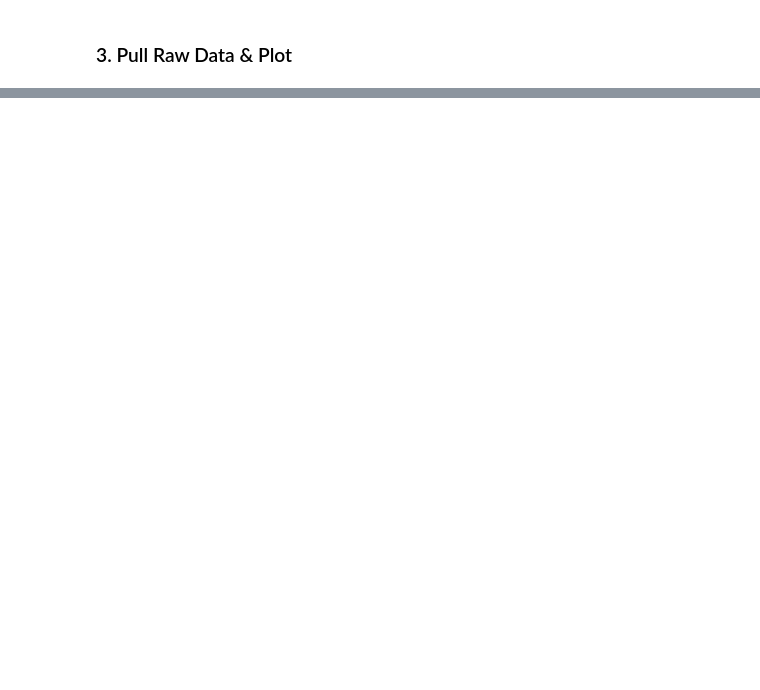
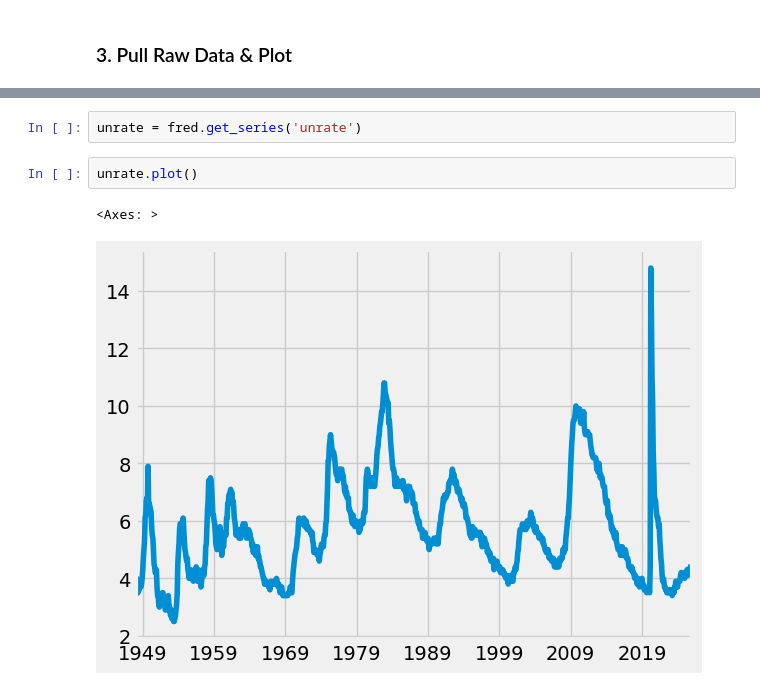
Before and after one commit to argearhart/Economic_Analysis_Panadas, a Jupyter notebook: Economic_Analysis.ipynb, the cells around one changed output, grey strips where cells are left out. Saved outputs shown, nothing was run; the diff lists cells and outputs as text; blank space fills up the shorter version.

```diff
--- a/Economic_Analysis.ipynb
+++ b/Economic_Analysis.ipynb
@@ -57,0 +78,7 @@ plt.show()
+# %%
+unrate = fred.get_series('unrate')
+# %%
+unrate.plot()
+# %% [output]
+<Axes: >
+[figure, added]
```
Also changed, not shown: parts of 20 cells of this notebook.
